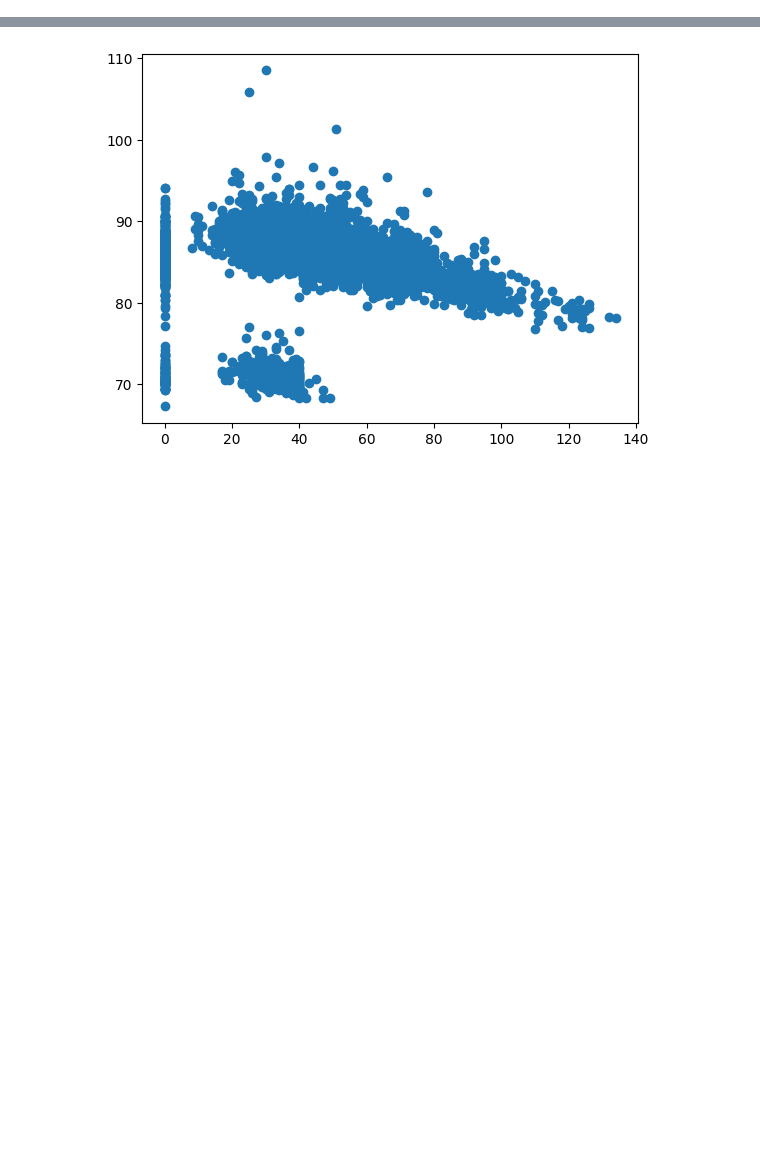
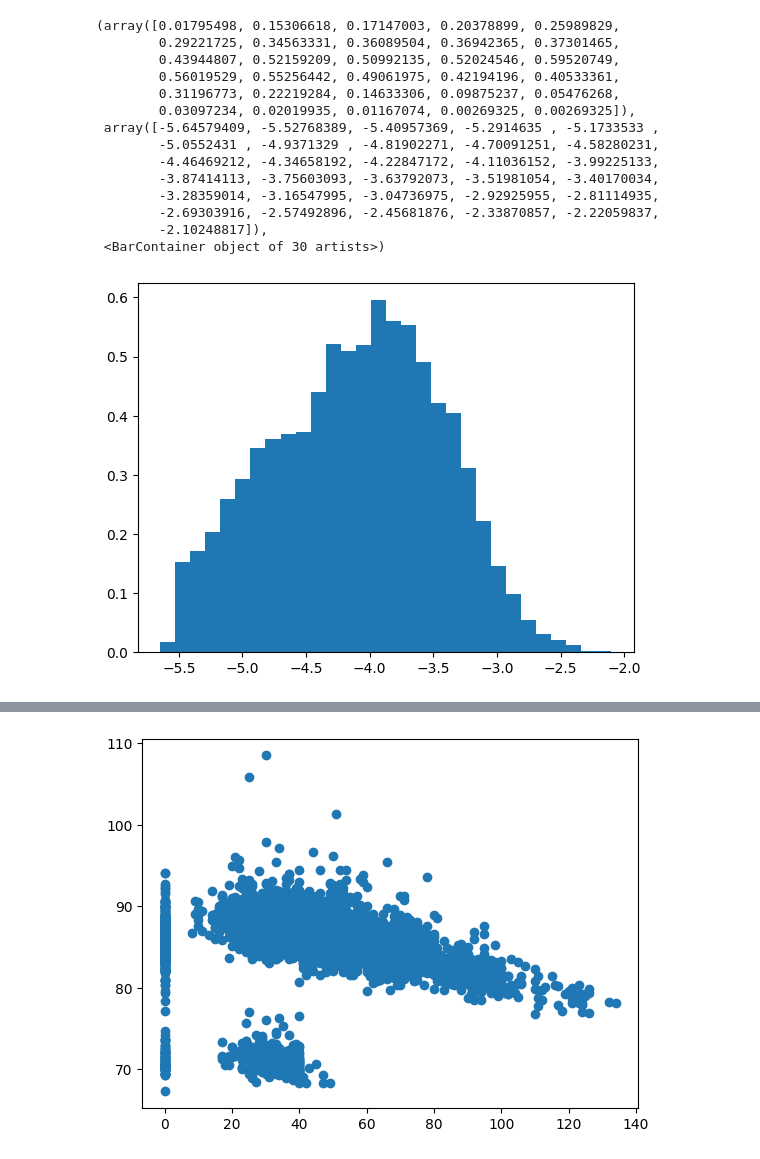
Before and after one commit to chomgid/HorceRacingPrediction2023, a Jupyter notebook: Jaehoon/edaedaeda.ipynb, the cells around one changed output, grey strips where cells are left out. Drawn from its saved outputs; the diff is of its cells as text; code cells hidden in the pictures; blank space fills up the shorter version.

```diff
--- a/Jaehoon/edaedaeda.ipynb
+++ b/Jaehoon/edaedaeda.ipynb
@@ -61,0 +133,21 @@ data_1800=data[data['경주거리']==1800]
+# %%
+#레이팅 결측치 채우기
+a=data[data['레이팅']!=0]
+b=np.log((a['부담중량']+a['마체중'])/(a['레이팅']*a['마체중']*np.log(a['마필연령'])))
+plt.hist(b,bins=30,density=True)
+# %% [output]
+(array([0.01795498, 0.15306618, 0.17147003, 0.20378899, 0.25989829,
+        0.29221725, 0.34563331, 0.36089504, 0.36942365, 0.37301465,
+        0.43944807, 0.52159209, 0.50992135, 0.52024546, 0.59520749,
+        0.56019529, 0.55256442, 0.49061975, 0.42194196, 0.40533361,
+        0.31196773, 0.22219284, 0.14633306, 0.09875237, 0.05476268,
+        0.03097234, 0.02019935, 0.01167074, 0.00269325, 0.00269325]),
+ array([-5.64579409, -5.52768389, -5.40957369, -5.2914635 , -5.1733533 ,
+        -5.0552431 , -4.9371329 , -4.81902271, -4.70091251, -4.58280231,
+        -4.46469212, -4.34658192, -4.22847172, -4.11036152, -3.99225133,
+        -3.87414113, -3.75603093, -3.63792073, -3.51981054, -3.40170034,
+        -3.28359014, -3.16547995, -3.04736975, -2.92925955, -2.81114935,
+        -2.69303916, -2.57492896, -2.45681876, -2.33870857, -2.22059837,
+        -2.10248817]),
+ <BarContainer object of 30 artists>)
+[figure, added]
```
Also changed, not shown: parts of 65 cells of this notebook.
